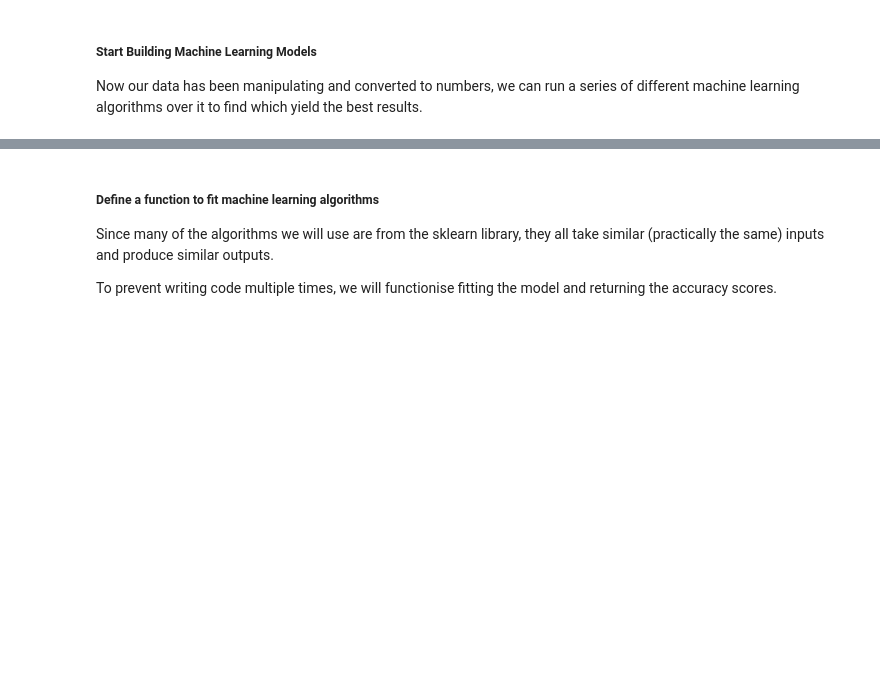
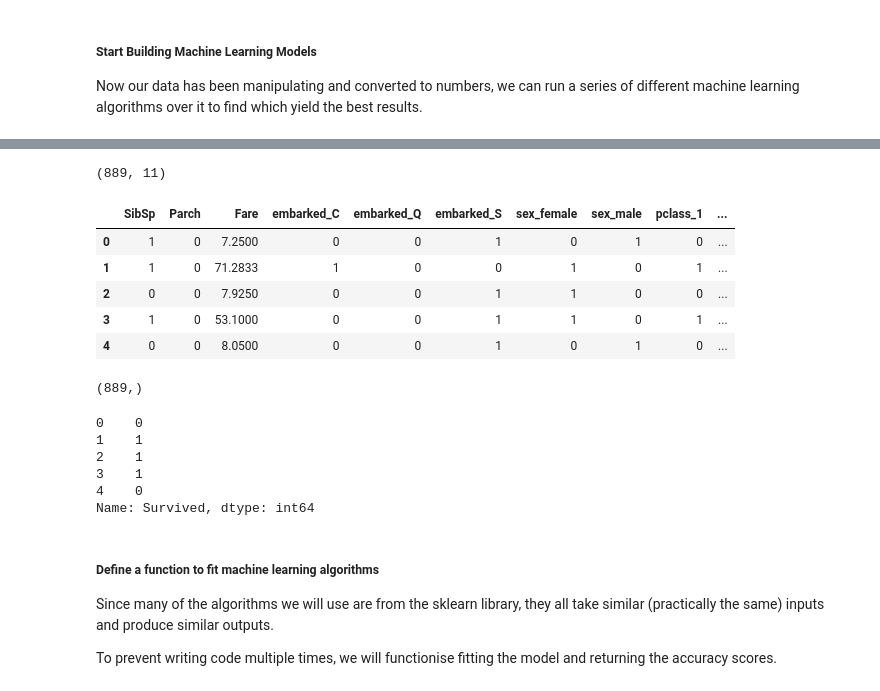
Before and after one commit to nhatpbdlb/titanic_kaggle, a Jupyter notebook: titanic_kaggle.ipynb, the cells around one changed output, grey strips where cells are left out. Cells and saved outputs as stored; diff of their text form; code cells hidden in the pictures; blank space fills up the shorter version.

```diff
--- a/titanic_kaggle.ipynb
+++ b/titanic_kaggle.ipynb
@@ -560,3 +561,6 @@ df_con_enc.head()
 # %% [markdown]
 ##### Start Building Machine Learning Models
 Now our data has been manipulating and converted to numbers, we can run a series of different machine learning algorithms over it to find which yield the best results.
+# %%
+# select the data we want to use first for predictions
+selected_df = df_con_enc
@@ -563,3 +576,33 @@ Now our data has been manipulating and converted to numbers, we can run a series
+# %%
+# split the dataframe into data and labels
+X_train = selected_df.drop('Survived', axis=1) # data
+y_train = selected_df.Survived # labels
+# %%
+X_train.shape
+# %% [output]
+(889, 11)
+# %%
+X_train.head()
+# %% [output]
+|  | SibSp | Parch | Fare | embarked_C | embarked_Q | embarked_S | sex_female | sex_male | pclass_1 | ... |
+| 0 | 1 | 0 | 7.2500 | 0 | 0 | 1 | 0 | 1 | 0 | ... |
+| 1 | 1 | 0 | 71.2833 | 1 | 0 | 0 | 1 | 0 | 1 | ... |
+| 2 | 0 | 0 | 7.9250 | 0 | 0 | 1 | 1 | 0 | 0 | ... |
+| 3 | 1 | 0 | 53.1000 | 0 | 0 | 1 | 1 | 0 | 1 | ... |
+| 4 | 0 | 0 | 8.0500 | 0 | 0 | 1 | 0 | 1 | 0 | ... |
+# %%
+y_train.shape
+# %% [output]
+(889,)
+# %%
+y_train.head()
+# %% [output]
+0    0
+1    1
+2    1
+3    1
+4    0
+Name: Survived, dtype: int64
 # %% [markdown]
 ##### Define a function to fit machine learning algorithms
 Since many of the algorithms we will use are from the sklearn library, they all take similar (practically the same) inputs and produce similar outputs.
```
Also changed, not shown: parts of 42 cells of this notebook, 25 other files.
